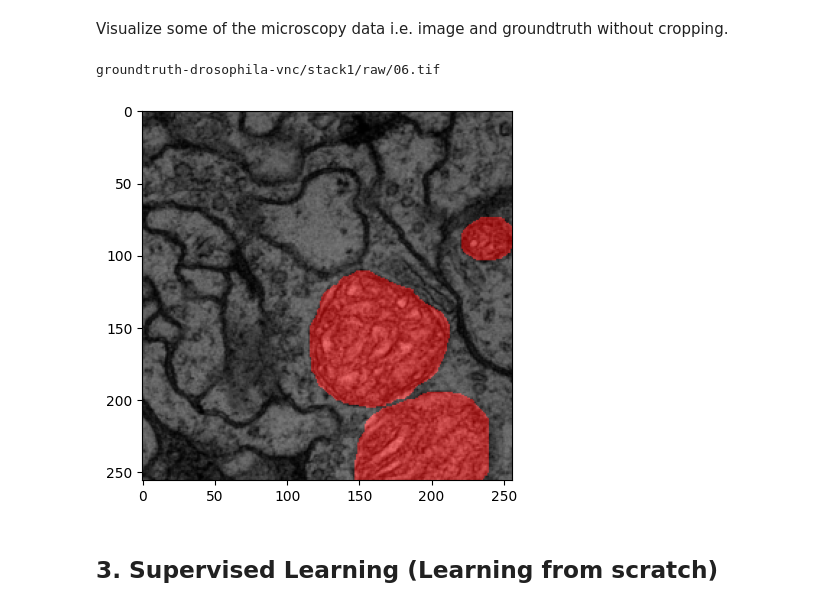
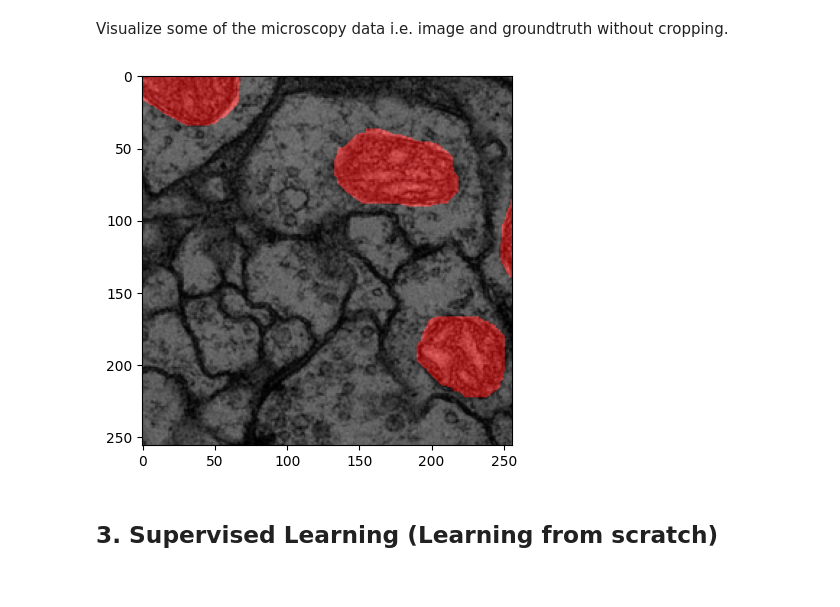
Before and after one commit to zubejda/Advanced_DL, a Jupyter notebook: Assignment4_SelfSupervision.ipynb, the cells around one changed output. Cells and saved outputs as stored; diff of their text form; code cells hidden in the pictures.

Commit message:
the training loop seems to be working fine now

```diff
--- a/Assignment4_SelfSupervision.ipynb
+++ b/Assignment4_SelfSupervision.ipynb
@@ -89,13 +91,14 @@ class RandomCrop(object):
 Next, you will have to implement your own custom dataset to access the images during training and testing. The dataset will be split into 14 images for training and the rest for testing. You can pick the first 14 images for training, while use the rest for testing.
 # %%
 class DrosophilaDataset(Dataset):
-    def __init__(self, repo_url='https://github.com/unidesigner/groundtruth-drosophila-vnc', local_dir='groundtruth-drosophila-vnc', transform=None, crop_size=(256, 256)):
+    def __init__(self, repo_url='https://github.com/unidesigner/groundtruth-drosophila-vnc', local_dir='groundtruth-drosophila-vnc', transform=None, crop_size=(256, 256), training=1):
         self.repo_url = repo_url
         self.local_dir = local_dir
         self.transform = transform
         self.clone_repo()
         self.crop_transform = RandomCrop(size=crop_size)
-        self.train_images, self.test_images = self.get_image_files()
+        self.training = training  # if we ant to load the training data 1, test data 2
+        self.images = self.get_image_files()
         self.annotations = self.load_annotations()
 
     def clone_repo(self):
@@ -103,20 +106,14 @@ class DrosophilaDataset(Dataset):
             subprocess.run(['git', 'clone', self.repo_url])
 
     def get_image_files(self):
-        train_files = []
-        test_files = []
-        imgs_path = ['/stack1/raw', '/stack2/raw']
-        for f in imgs_path:
-            file_path = self.local_dir + f
-            for file in os.listdir(file_path):
-                if file.endswith(('.png', '.jpg', '.jpeg', '.tif', '.tiff')):
-                    if f == '/stack1/raw':
-                        train_files.append(os.path.join(file_path, file))
-                    else:
-                        test_files.append(os.path.join(file_path, file))
+        img_files = []
+        img_path = self.local_dir + '/stack' + str(self.training) + '/raw'
+        for file in os.listdir(img_path):
+            if file.endswith(('.png', '.jpg', '.jpeg', '.tif', '.tiff')):
+                img_files.append(os.path.join(img_path, file))
 
-        random.shuffle(train_files)
-        return train_files, test_files
+        random.shuffle(img_files)
+        return img_files
 
     def load_annotations(self):
         annotations = {}
@@ -130,14 +127,13 @@ class DrosophilaDataset(Dataset):
         return annotations
 
     def __len__(self):
-        return len(self.train_images)
+        return len(self.images)
 
     def __getitem__(self, idx):
-        img_path = self.train_images[idx]
-        print(img_path)
+        img_path = self.images[idx]
+        # print(img_path)
         image = cv2.imread(img_path)
         image = cv2.cvtColor(image, cv2.COLOR_BGR2GRAY).astype(np.float32)
-        # image = np.expand_dims(image, axis=2)
         im_type = image.dtype
 
         img_key = os.path.splitext(os.path.basename(img_path))[0]
@@ -151,18 +147,19 @@ class DrosophilaDataset(Dataset):
             image, annotation = self.crop_transform(data)
             image, annotation = np.array(image, dtype=im_type), np.array(annotation, dtype=an_type)
 
+        image = np.expand_dims(image, axis=0)
+
         return image, annotation
 
-    def visualize(self, idx, color=0, alpha=0.5):
+    def visualize(self, img, ann, color=0, alpha=0.5):
         # if color = 0 segmentation is red, 1 is green, 2 is blue
 
-        image, annotation = self[idx]
-        image = image.squeeze()
+        image = img.squeeze()
 
         seg_color = [0, 0, 0]
         seg_color[color] = 255
         segmentation_overlay = np.zeros(image.shape + (3,))
-        segmentation_overlay[annotation == 1] = seg_color
+        segmentation_overlay[ann == 1] = seg_color
 
         image = np.stack((image,)*3, axis=-1)
         combined = (image * (1 - alpha) + segmentation_overlay * alpha).astype(np.uint8)
@@ -175,11 +172,11 @@ Visualize some of the microscopy data i.e. image and groundtruth without croppin
 # %%
 device = torch.device("cuda" if torch.cuda.is_available() else "cpu")
 
 dataset = DrosophilaDataset(transform=True)
-dataset.visualize(1)
+example_img, example_mask = dataset[0]
+dataset.visualize(example_img, example_mask)
 # %% [output]
-groundtruth-drosophila-vnc/stack1/raw/06.tif
-[figure, old version]
+[figure, new version]
 # %% [markdown]
 ## 3. Supervised Learning (Learning from scratch)
 # %% [markdown]
```
Also changed, not shown: parts of 7 cells of this notebook.
